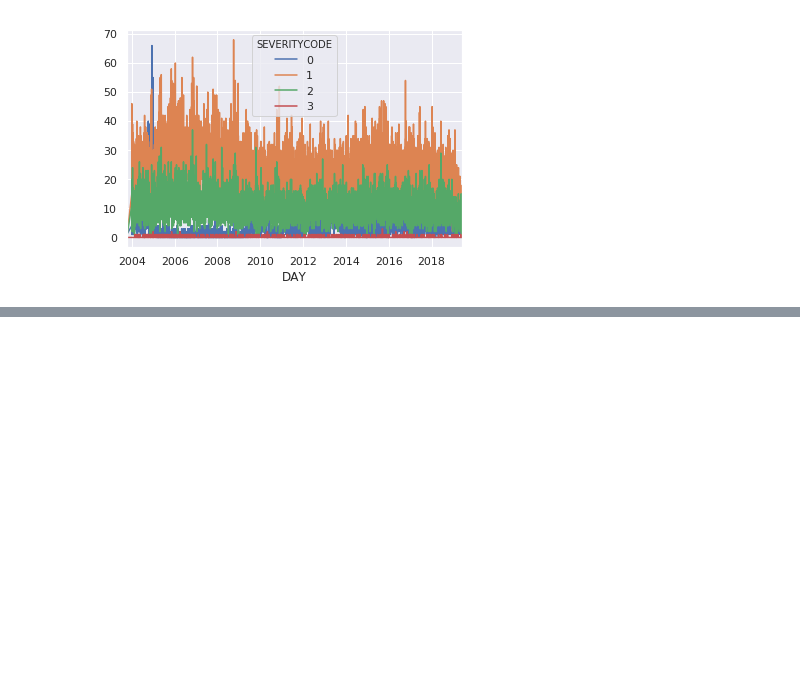
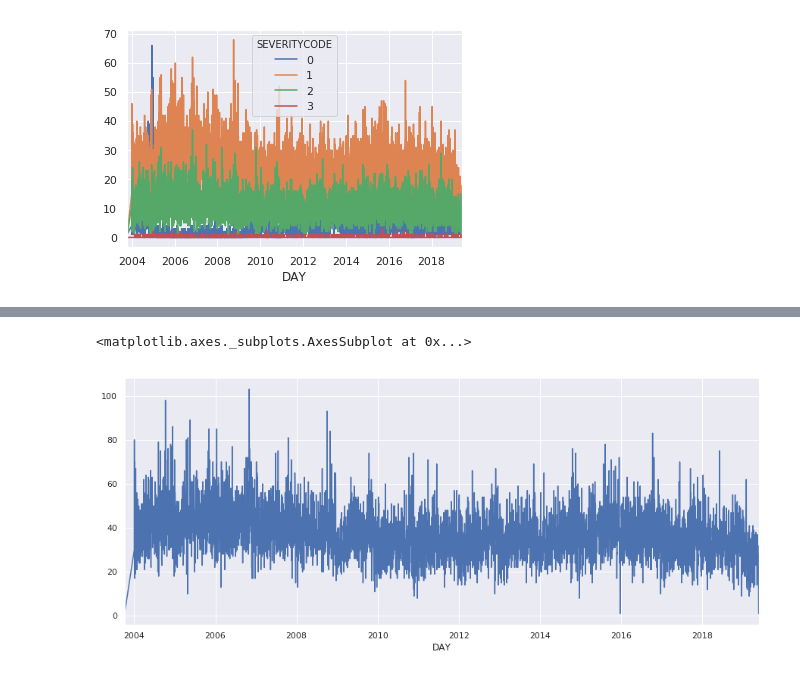
Before and after one commit to andrewmaurer/ml-techniques, a Jupyter notebook: Time Series Forecasting.ipynb, the cells around one changed output, grey strips where cells are left out. Cells and saved outputs as stored; diff of their text form; code cells hidden in the pictures; blank space fills up the shorter version.

```diff
--- a/Time Series Forecasting.ipynb
+++ b/Time Series Forecasting.ipynb
@@ -98,0 +92,2 @@ data['DAY'] = data.INCDTTM.dt.date
+# %%
+data.DAY = data.DAY.map(pd.to_datetime)
@@ -99,3 +135,5 @@ data['DAY'] = data.INCDTTM.dt.date
+# %%
+data = data[data.DAY > np.datetime64('2003-12-31')]
 # %% [markdown]
 # Visualizations
 
@@ -108,0 +153,7 @@ data_ts.plot()
+# %%
+data_ts['ALL'] = data_ts.sum(axis=1)
+# %%
+data_ts.ALL.plot(figsize=(15,6))
+# %% [output]
+<matplotlib.axes._subplots.AxesSubplot at 0x...>
+[figure, added]
```
Also changed, not shown: parts of 10 cells of this notebook.
